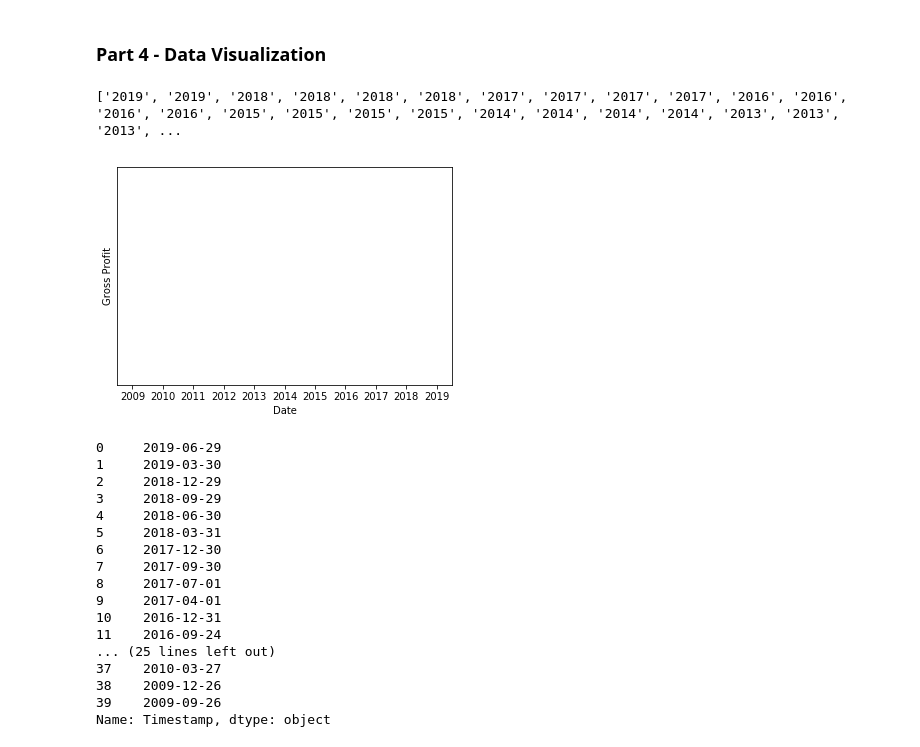
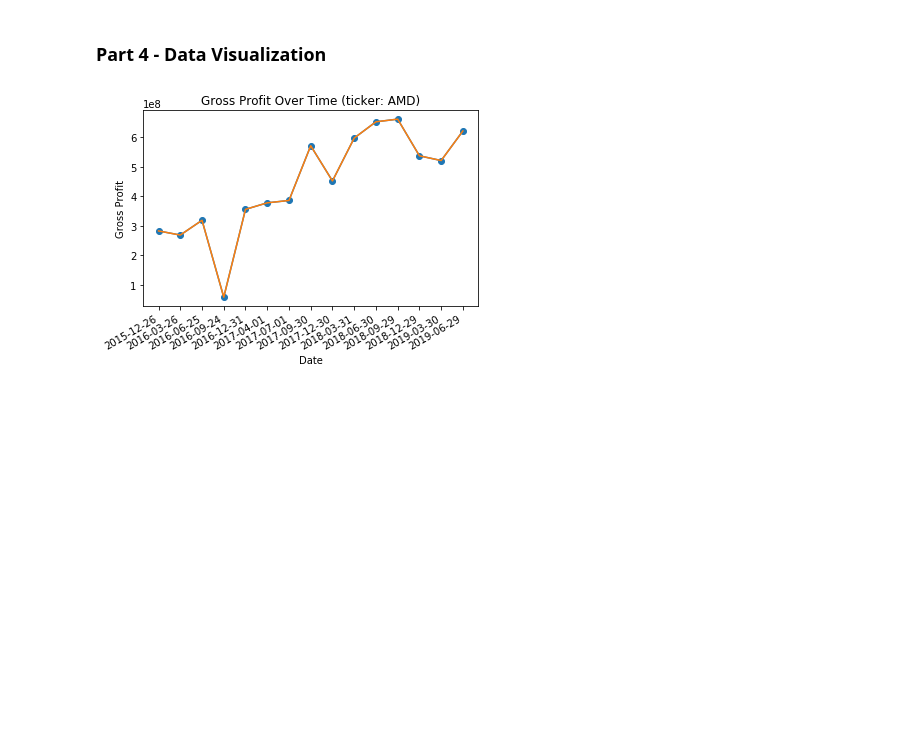
Before and after one commit to FilipKotar/Dynamic-Investment-Blueprint, a Jupyter notebook: Dynamic Investment Blueprint.ipynb, the cells around one changed output. Cells and saved outputs as stored; diff of their text form; code cells hidden in the pictures; blank space fills up the shorter version.

```diff
--- a/Dynamic Investment Blueprint.ipynb
+++ b/Dynamic Investment Blueprint.ipynb
@@ -299,41 +318,26 @@ main_dataframe
 ### Part 4 - Data Visualization
 # %%
 # PLOTTING...
-x = (main_dataframe['Timestamp'])[:40]
-y = (main_dataframe['Gross Profit'])[:40]
+x = (main_dataframe['Timestamp'])[:15]
+y = (main_dataframe['Gross Profit'])[:15]
 
-by_year = []
-for i in x:
-    by_year.append(i[0:4])
-
-print(by_year)
+# Convert all y values to float
+new_y = []
+for i in y:
+    new_y.append(float(i))
 
 # Graph date vs EPS plot
+plt.plot_date(x, new_y, linestyle='solid')
 plt.gca().invert_xaxis()
-plt.ylim((441000000, 10000000))
-plt.scatter(by_year, y)
+plt.gcf().autofmt_xdate()
+
+#date_format = mpl_dates.DateFormatter('%Y')
+#plt.gca().xaxis.set_major_formatter(date_format)
+
+plt.plot(x, new_y)
+plt.title('Gross Profit Over Time (ticker: ' + ticker + ')')
 plt.ylabel('Gross Profit')
 plt.xlabel('Date')
 plt.show()
-
-x
 # %% [output]
-['2019', '2019', '2018', '2018', '2018', '2018', '2017', '2017', '2017', '2017', '2016', '2016', '2016', '2016', '2015', '2015', '2015', '2015', '2014', '2014', '2014', '2014', '2013', '2013', '2013', ...
-[figure, old version]
+[figure, new version]
-0     2019-06-29
-1     2019-03-30
-2     2018-12-29
-3     2018-09-29
-4     2018-06-30
-5     2018-03-31
-6     2017-12-30
-7     2017-09-30
-8     2017-07-01
-9     2017-04-01
-10    2016-12-31
-11    2016-09-24
-... (25 lines left out)
-37    2010-03-27
-38    2009-12-26
-39    2009-09-26
-Name: Timestamp, dtype: object
```
Also changed, not shown: parts of 1 cell of this notebook.
